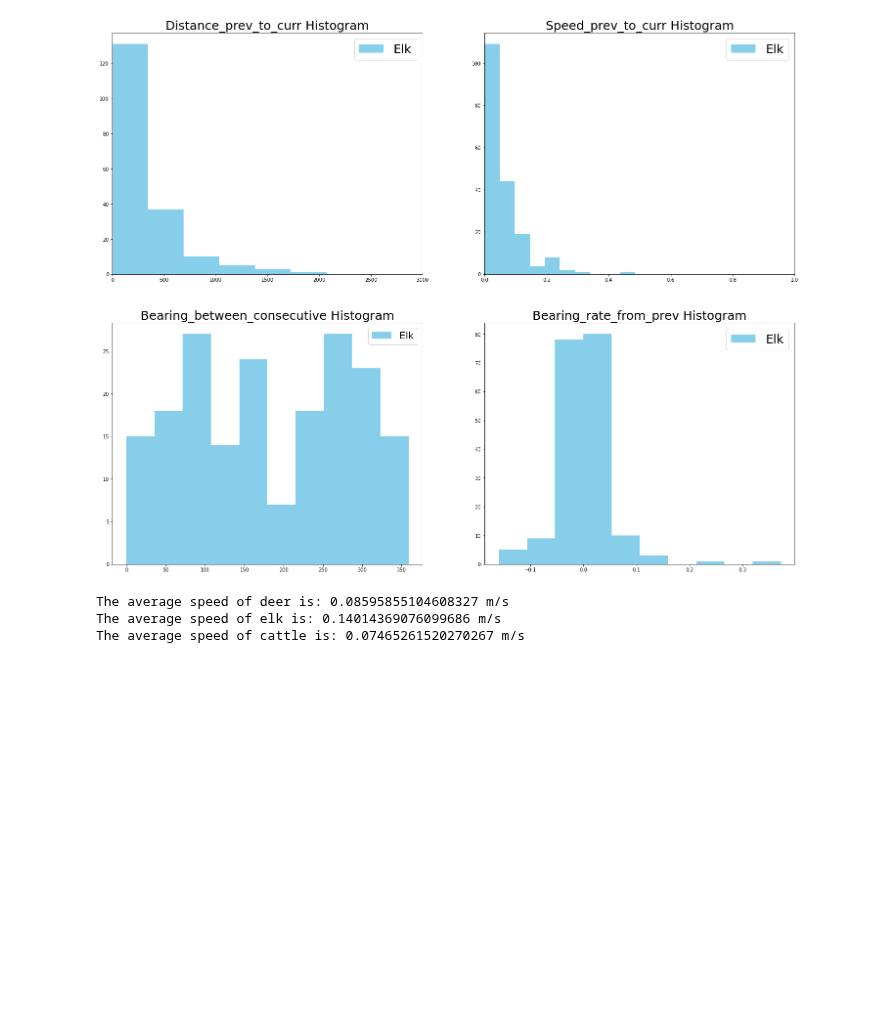
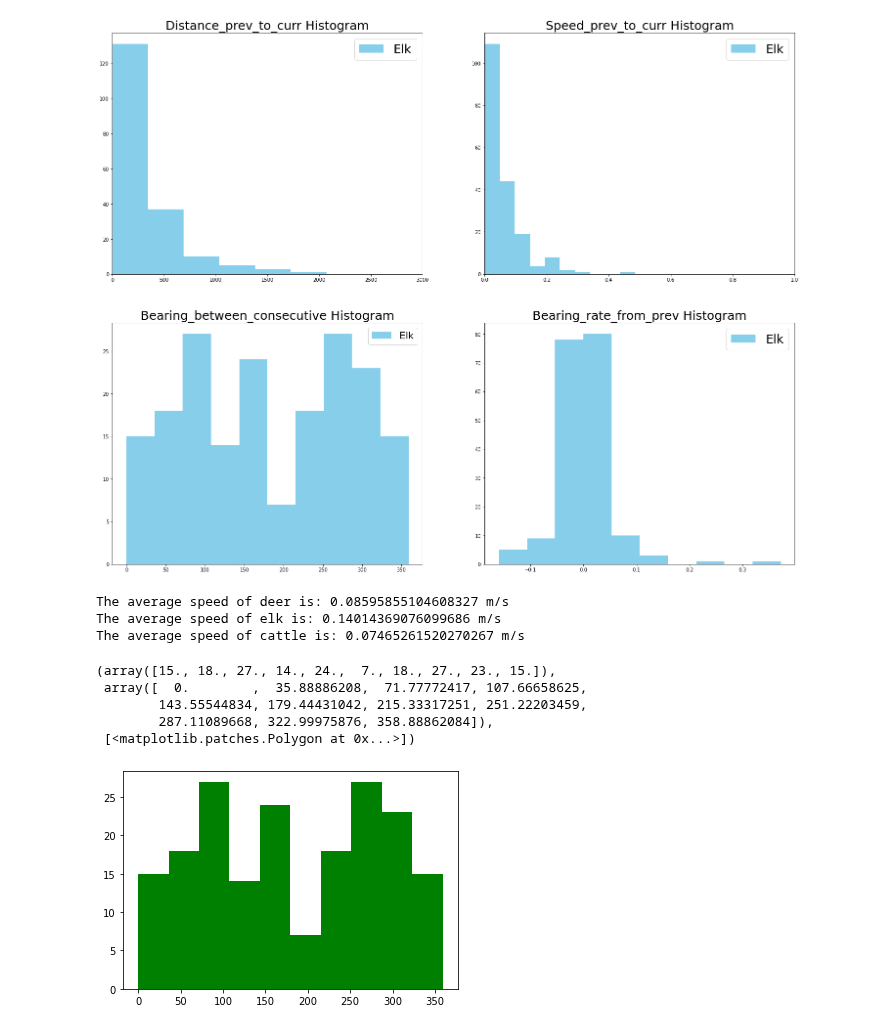
Before and after one commit to YakshHaranwala/PTRAIL, a Jupyter notebook: examples/experiments.ipynb, the cells around one changed output. Saved outputs shown, nothing was run; the diff lists cells and outputs as text; code cells hidden in the pictures; blank space fills up the shorter version.

```diff
--- a/examples/experiments.ipynb
+++ b/examples/experiments.ipynb
@@ -144,3 +144,12 @@ print(f"The average speed of cattle is: {f3['Speed_prev_to_curr'].mean(skipna=Tr
 The average speed of deer is: 0.08595855104608327 m/s
 The average speed of elk is: 0.14014369076099686 m/s
 The average speed of cattle is: 0.07465261520270267 m/s
+# %%
+plt.hist(kinematic_features_k1['Bearing_between_consecutive'], color='green', label='Elk', histtype='stepfilled', linewidth=3)
+# %% [output]
+(array([15., 18., 27., 14., 24.,  7., 18., 27., 23., 15.]),
+ array([  0.        ,  35.88886208,  71.77772417, 107.66658625,
+        143.55544834, 179.44431042, 215.33317251, 251.22203459,
+        287.11089668, 322.99975876, 358.88862084]),
+ [<matplotlib.patches.Polygon at 0x...>])
+[figure, added]
```
